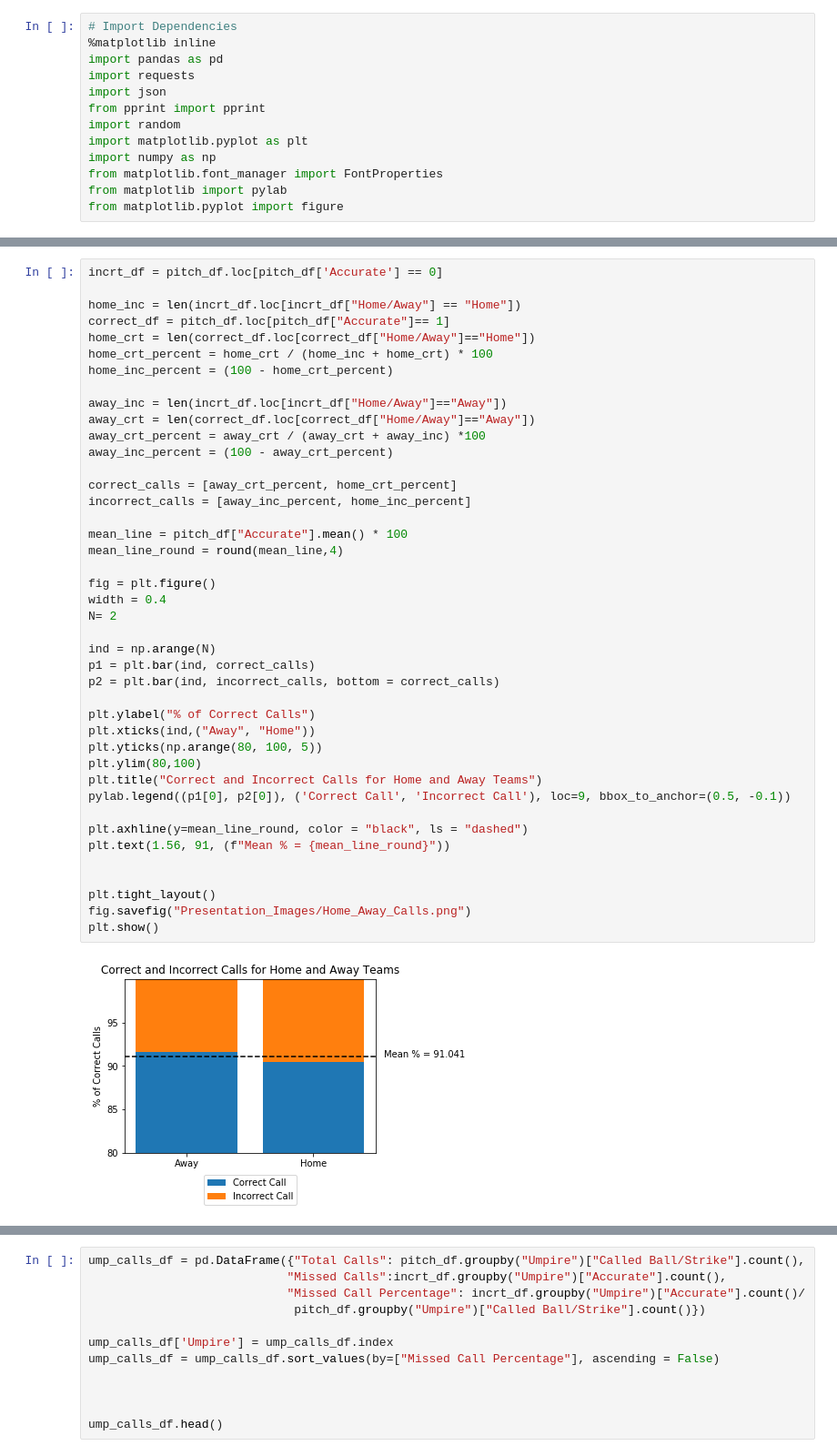
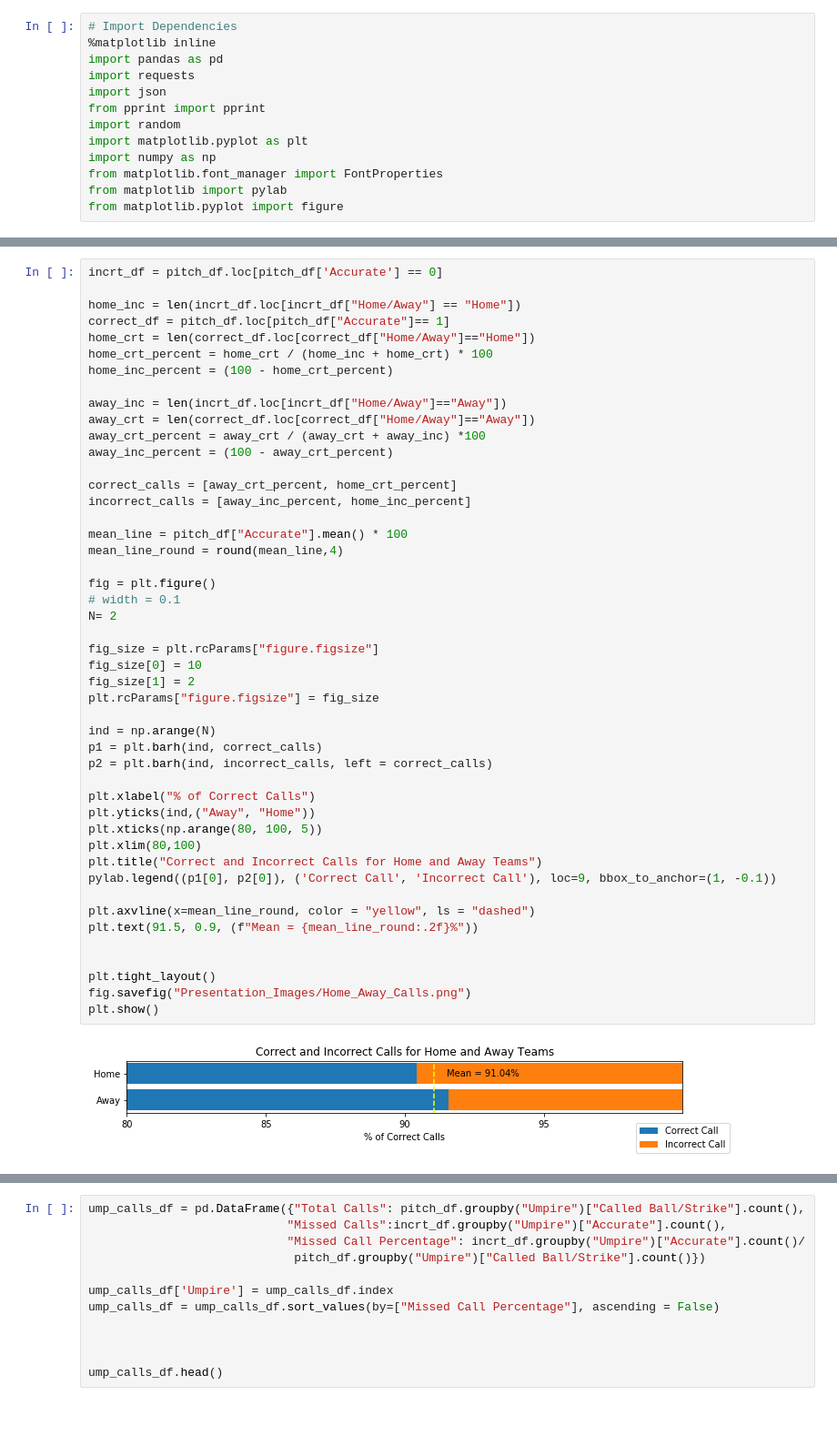
Before and after one commit to ForrestMcDougal/MLB-Postseason-Umpire-Analysis, a Jupyter notebook: Presentation_Charts.ipynb, the cells around one changed output, grey strips where cells are left out. Shown at 91% size. Saved outputs shown, nothing was run; the diff lists cells and outputs as text; blank space fills up the shorter version.

Commit message:
Completed charts and notebook

```diff
--- a/Presentation_Charts.ipynb
+++ b/Presentation_Charts.ipynb
@@ -66,44 +66,49 @@ incrt_df = pitch_df.loc[pitch_df['Accurate'] == 0]
 home_inc = len(incrt_df.loc[incrt_df["Home/Away"] == "Home"])
 correct_df = pitch_df.loc[pitch_df["Accurate"]== 1]
 home_crt = len(correct_df.loc[correct_df["Home/Away"]=="Home"])
 home_crt_percent = home_crt / (home_inc + home_crt) * 100
 home_inc_percent = (100 - home_crt_percent)
 
 away_inc = len(incrt_df.loc[incrt_df["Home/Away"]=="Away"])
 away_crt = len(correct_df.loc[correct_df["Home/Away"]=="Away"])
 away_crt_percent = away_crt / (away_crt + away_inc) *100
 away_inc_percent = (100 - away_crt_percent)
 
 correct_calls = [away_crt_percent, home_crt_percent]
 incorrect_calls = [away_inc_percent, home_inc_percent]
 
 mean_line = pitch_df["Accurate"].mean() * 100
 mean_line_round = round(mean_line,4)
 
 fig = plt.figure()
-width = 0.4
+# width = 0.1
 N= 2
 
+fig_size = plt.rcParams["figure.figsize"]
+fig_size[0] = 10
+fig_size[1] = 2
+plt.rcParams["figure.figsize"] = fig_size
+
 ind = np.arange(N)
-p1 = plt.bar(ind, correct_calls)
-p2 = plt.bar(ind, incorrect_calls, bottom = correct_calls)
+p1 = plt.barh(ind, correct_calls)
+p2 = plt.barh(ind, incorrect_calls, left = correct_calls)
 
-plt.ylabel("% of Correct Calls")
-plt.xticks(ind,("Away", "Home"))
-plt.yticks(np.arange(80, 100, 5))
-plt.ylim(80,100)
+plt.xlabel("% of Correct Calls")
+plt.yticks(ind,("Away", "Home"))
+plt.xticks(np.arange(80, 100, 5))
+plt.xlim(80,100)
 plt.title("Correct and Incorrect Calls for Home and Away Teams")
-pylab.legend((p1[0], p2[0]), ('Correct Call', 'Incorrect Call'), loc=9, bbox_to_anchor=(0.5, -0.1))
+pylab.legend((p1[0], p2[0]), ('Correct Call', 'Incorrect Call'), loc=9, bbox_to_anchor=(1, -0.1))
 
-plt.axhline(y=mean_line_round, color = "black", ls = "dashed")
-plt.text(1.56, 91, (f"Mean % = {mean_line_round}"))
+plt.axvline(x=mean_line_round, color = "yellow", ls = "dashed")
+plt.text(91.5, 0.9, (f"Mean = {mean_line_round:.2f}%"))
 
 
 plt.tight_layout()
 fig.savefig("Presentation_Images/Home_Away_Calls.png")
 plt.show()
 # %% [output]
-[figure, old version]
+[figure, new version]
 # %%
 acc_data = pitch_df["Accurate"].value_counts()
 
```
Also changed, not shown: parts of 5 cells of this notebook, 7 other files.
